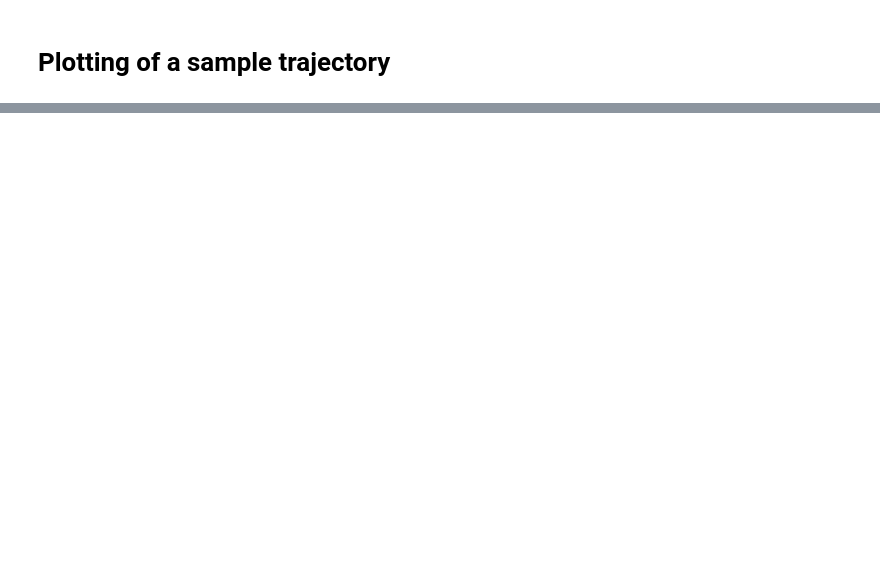
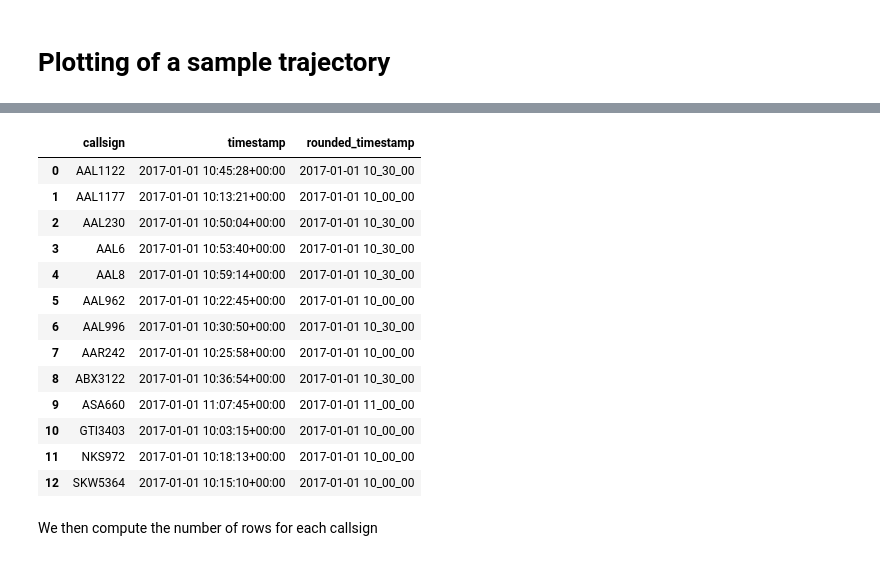
Before and after one commit to thinhhoang95/wxmds, a Jupyter notebook: traj/_preprocess_trajectories.ipynb, the cells around one changed output, grey strips where cells are left out. Cells and saved outputs as stored; diff of their text form; code cells hidden in the pictures; blank space fills up the shorter version.

```diff
--- a/traj/_preprocess_trajectories.ipynb
+++ b/traj/_preprocess_trajectories.ipynb
@@ -102,0 +147,3 @@ NameError: name 'WX_ROI' is not defined
+# %%
+trajs_roi = trajs[trajs['distance'] <= ROI_RADIUS]
+print('{} rows -> {} rows'.format(len(trajs), len(trajs_roi)))
@@ -102,0 +154,2 @@ NameError: name 'WX_ROI' is not defined
+# %%
+callsign_roi_entrance_time = trajs_roi.groupby('callsign')['timestamp'].min().reset_index()
@@ -102,0 +173,38 @@ NameError: name 'WX_ROI' is not defined
+# %%
+import datetime
+
+# Rounding function
+def round_to_nearest_half_hour(ts):
+    # Extract minutes
+    minutes = ts.minute
+    # Determine if we should round up or down
+    if minutes < 30:
+        return ts.replace(minute=0, second=0, microsecond=0)
+    else:
+        return ts.replace(minute=30, second=0, microsecond=0)
+# %%
+# Convert timestamp strings to datetime
+callsign_roi_entrance_time['timestamp'] = pd.to_datetime(callsign_roi_entrance_time['timestamp'])
+callsign_roi_entrance_time['rounded_timestamp'] = callsign_roi_entrance_time['timestamp'].apply(round_to_nearest_half_hour)
+
+# Convert rounded_timestamp back to string
+callsign_roi_entrance_time['rounded_timestamp'] = callsign_roi_entrance_time['rounded_timestamp'].dt.strftime('%Y-%m-%d %H_%M_%S')
+# %%
+callsign_roi_entrance_time
+# %% [output]
+|  | callsign | timestamp | rounded_timestamp |
+| 0 | AAL1122 | 2017-01-01 10:45:28+00:00 | 2017-01-01 10_30_00 |
+| 1 | AAL1177 | 2017-01-01 10:13:21+00:00 | 2017-01-01 10_00_00 |
+| 2 | AAL230 | 2017-01-01 10:50:04+00:00 | 2017-01-01 10_30_00 |
+| 3 | AAL6 | 2017-01-01 10:53:40+00:00 | 2017-01-01 10_30_00 |
+| 4 | AAL8 | 2017-01-01 10:59:14+00:00 | 2017-01-01 10_30_00 |
+| 5 | AAL962 | 2017-01-01 10:22:45+00:00 | 2017-01-01 10_00_00 |
+| 6 | AAL996 | 2017-01-01 10:30:50+00:00 | 2017-01-01 10_30_00 |
+| 7 | AAR242 | 2017-01-01 10:25:58+00:00 | 2017-01-01 10_00_00 |
+| 8 | ABX3122 | 2017-01-01 10:36:54+00:00 | 2017-01-01 10_30_00 |
+| 9 | ASA660 | 2017-01-01 11:07:45+00:00 | 2017-01-01 11_00_00 |
+| 10 | GTI3403 | 2017-01-01 10:03:15+00:00 | 2017-01-01 10_00_00 |
+| 11 | NKS972 | 2017-01-01 10:18:13+00:00 | 2017-01-01 10_00_00 |
+| 12 | SKW5364 | 2017-01-01 10:15:10+00:00 | 2017-01-01 10_00_00 |
+# %% [markdown]
+We then compute the number of rows for each callsign
```
Also changed, not shown: parts of 24 cells of this notebook, 4 other files.
